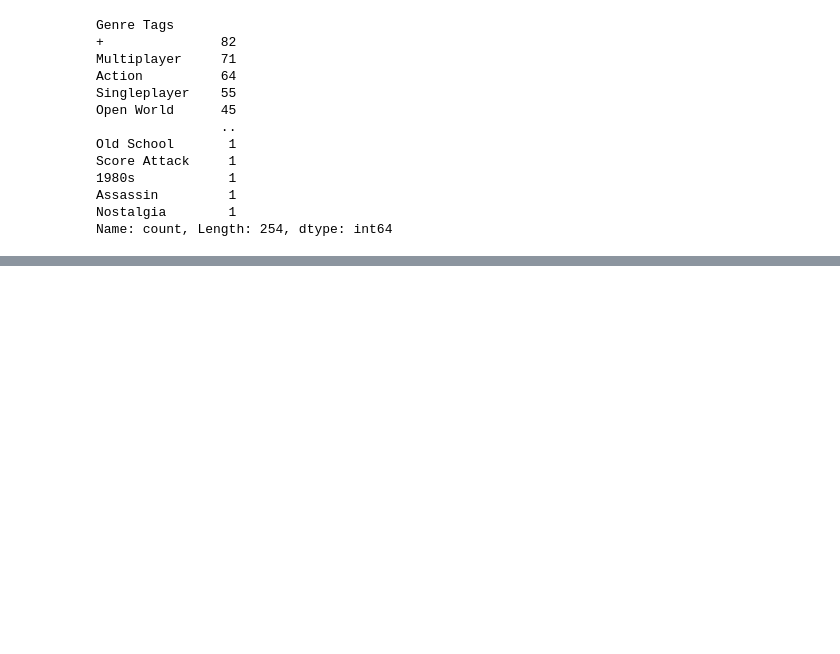
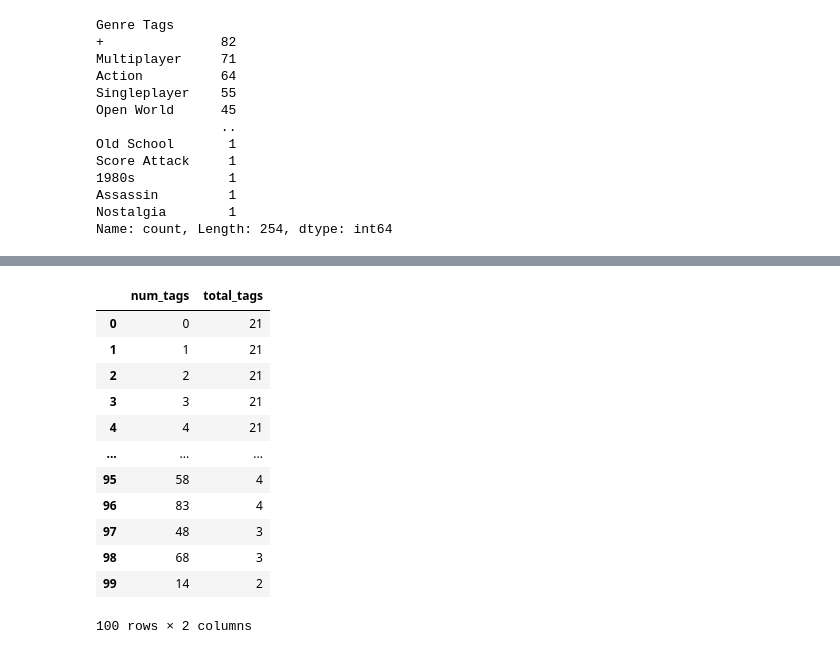
Before and after one commit to MarcusArdenstedt/data_visualization_Marcus_Ericsson_DE24, a Jupyter notebook: exercises/exercise_0/ex_1.ipynb, the cells around one changed output, grey strips where cells are left out. Cells and saved outputs as stored; diff of their text form; code cells hidden in the pictures; blank space fills up the shorter version.

```diff
--- a/exercises/exercise_0/ex_1.ipynb
+++ b/exercises/exercise_0/ex_1.ipynb
@@ -214,0 +243,16 @@ df_game_genre
+# %%
+df_tags
+# %% [output]
+|  | num_tags | total_tags |
+| 0 | 0 | 21 |
+| 1 | 1 | 21 |
+| 2 | 2 | 21 |
+| 3 | 3 | 21 |
+| 4 | 4 | 21 |
+| ... | ... | ... |
+| 95 | 58 | 4 |
+| 96 | 83 | 4 |
+| 97 | 48 | 3 |
+| 98 | 68 | 3 |
+| 99 | 14 | 2 |
+100 rows × 2 columns
```
Also changed, not shown: parts of 14 cells of this notebook, 3 other files.
